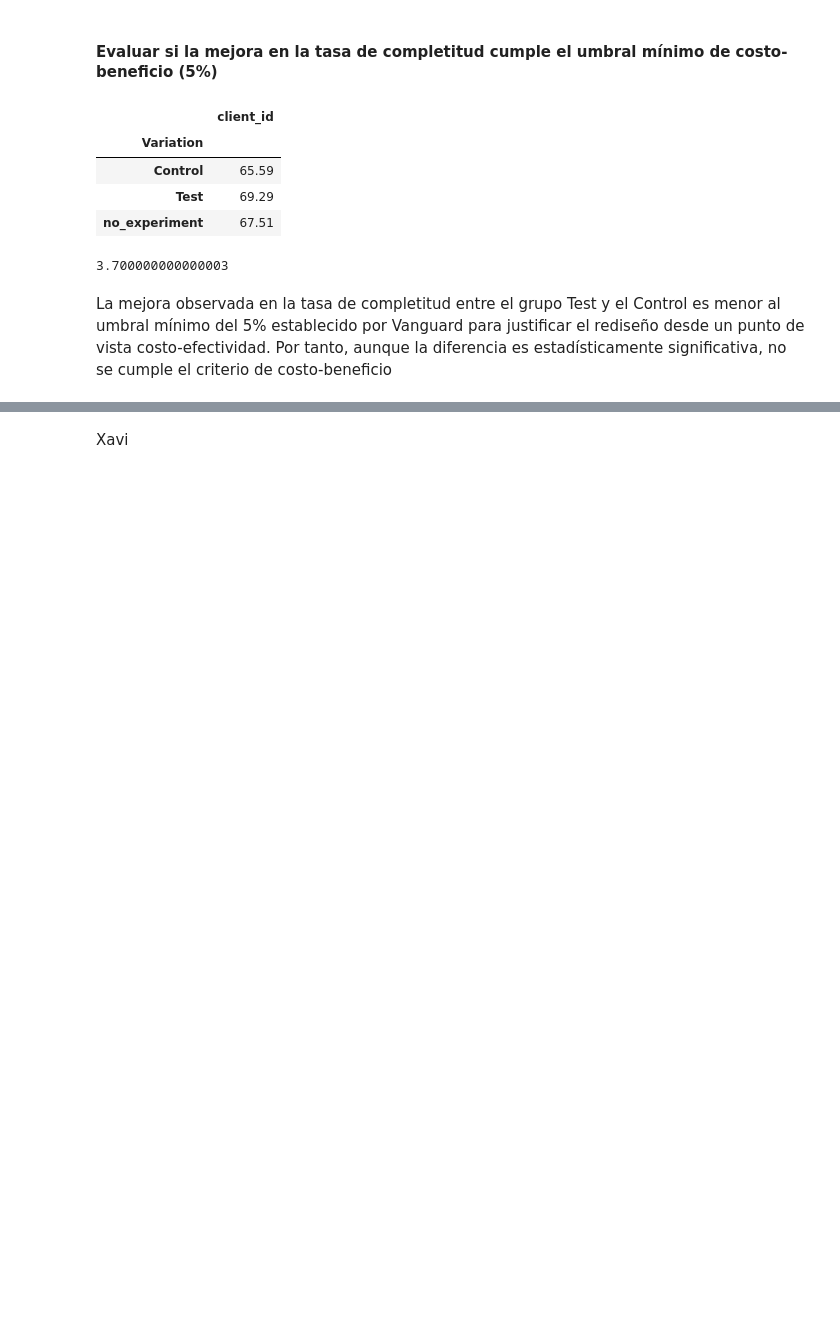
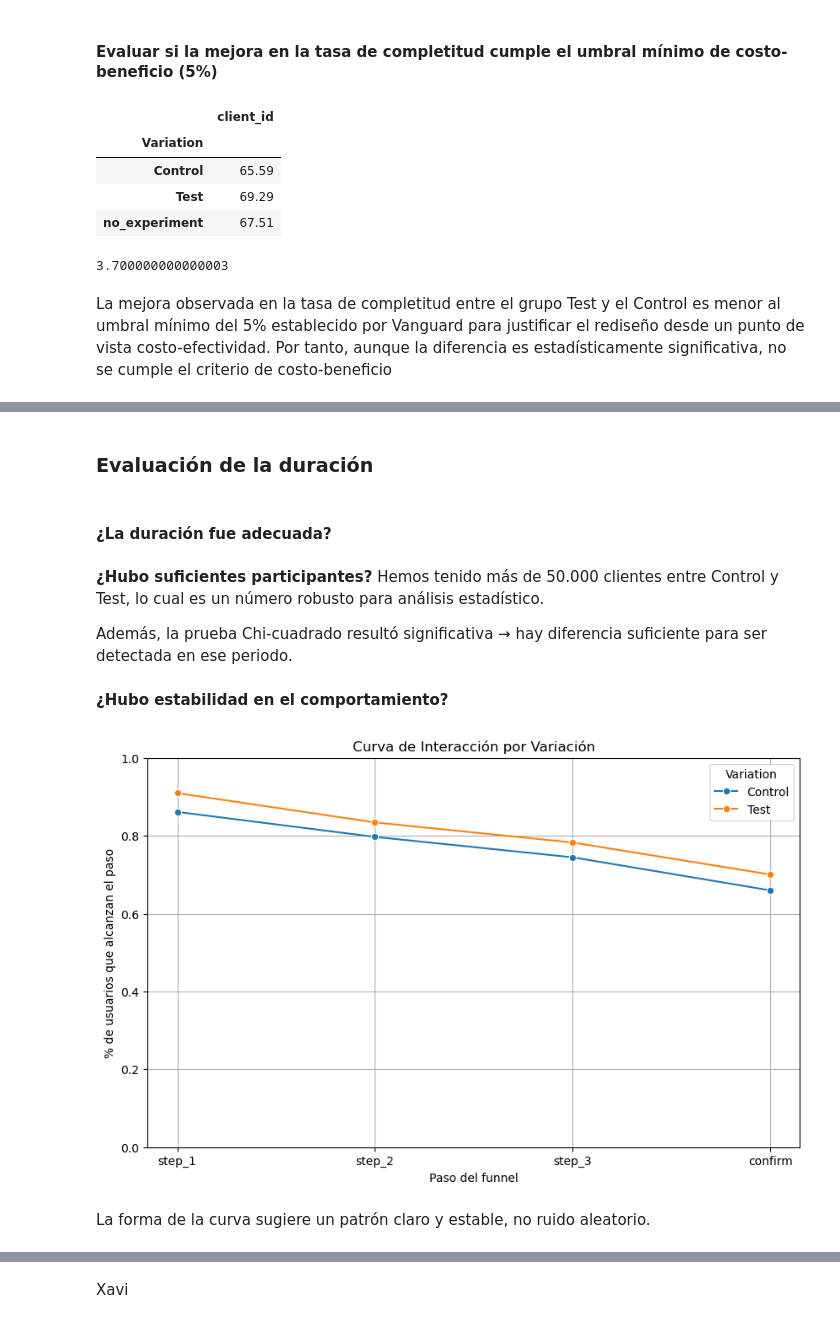
Before and after one commit to JimenezRoDA/vanguard-ab-test, a Jupyter notebook: vanguard-ab-test.ipynb, the cells around one changed output, grey strips where cells are left out. Drawn from its saved outputs; the diff is of its cells as text; code cells hidden in the pictures; blank space fills up the shorter version.

```diff
--- a/vanguard-ab-test.ipynb
+++ b/vanguard-ab-test.ipynb
@@ -990,0 +1012,31 @@ La mejora observada en la tasa de completitud entre el grupo Test y el Control e
+# %% [markdown]
+### Evaluación de la duración
+# %% [markdown]
+#### **¿La duración fue adecuada?**
+# %% [markdown]
+**¿Hubo suficientes participantes?**
+Hemos tenido  más de 50.000 clientes entre Control y Test, lo cual es un número robusto para análisis estadístico.
+
+Además, la prueba Chi-cuadrado resultó significativa → hay diferencia suficiente para ser detectada en ese periodo.
+# %% [markdown]
+**¿Hubo estabilidad en el comportamiento?**
+# %%
+step_counts = df_web_sorted[df_web_sorted['Variation'].isin(['Control', 'Test'])].groupby(['Variation', 'process_step'])['client_id'].nunique().reset_index()
+step_order = ['step_1', 'step_2', 'step_3', 'confirm']
+step_counts['process_step'] = pd.Categorical(step_counts['process_step'], categories=step_order, ordered=True)
+step_counts = step_counts.sort_values('process_step')
+totals = step_counts.groupby('Variation')['client_id'].transform('max')
+step_counts['percent'] = step_counts['client_id'] / totals
+
+plt.figure(figsize=(10, 6))
+sns.lineplot(data=step_counts, x='process_step', y='percent', hue='Variation', marker='o')
+plt.title('Curva de Interacción por Variación')
+plt.ylabel('% de usuarios que alcanzan el paso')
+plt.xlabel('Paso del funnel')
+plt.ylim(0, 1)
+plt.grid(True)
+plt.show()
+# %% [output]
+[figure, added]
+# %% [markdown]
+La forma de la curva sugiere un patrón claro y estable, no ruido aleatorio.
```
Also changed, not shown: parts of 33 cells of this notebook.
